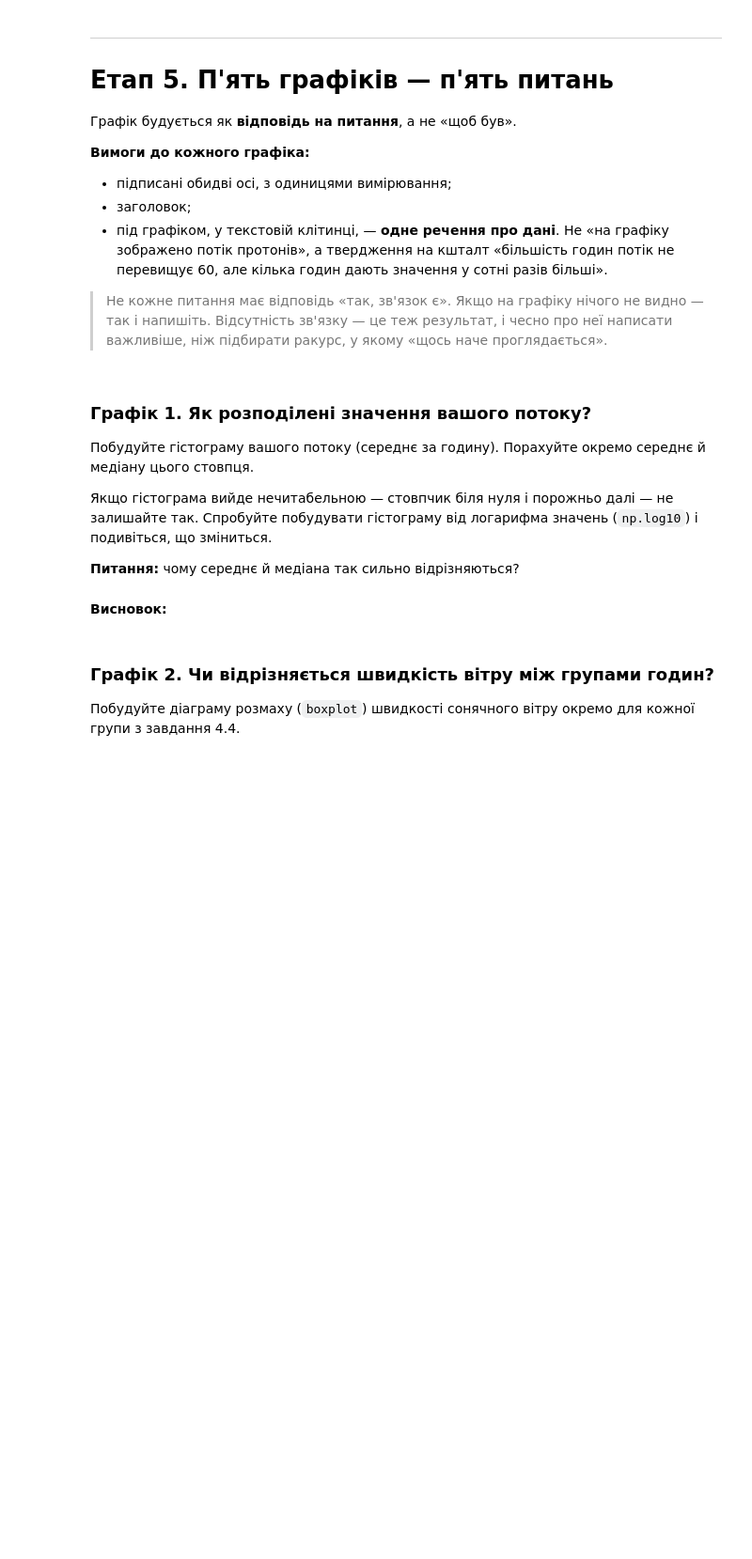
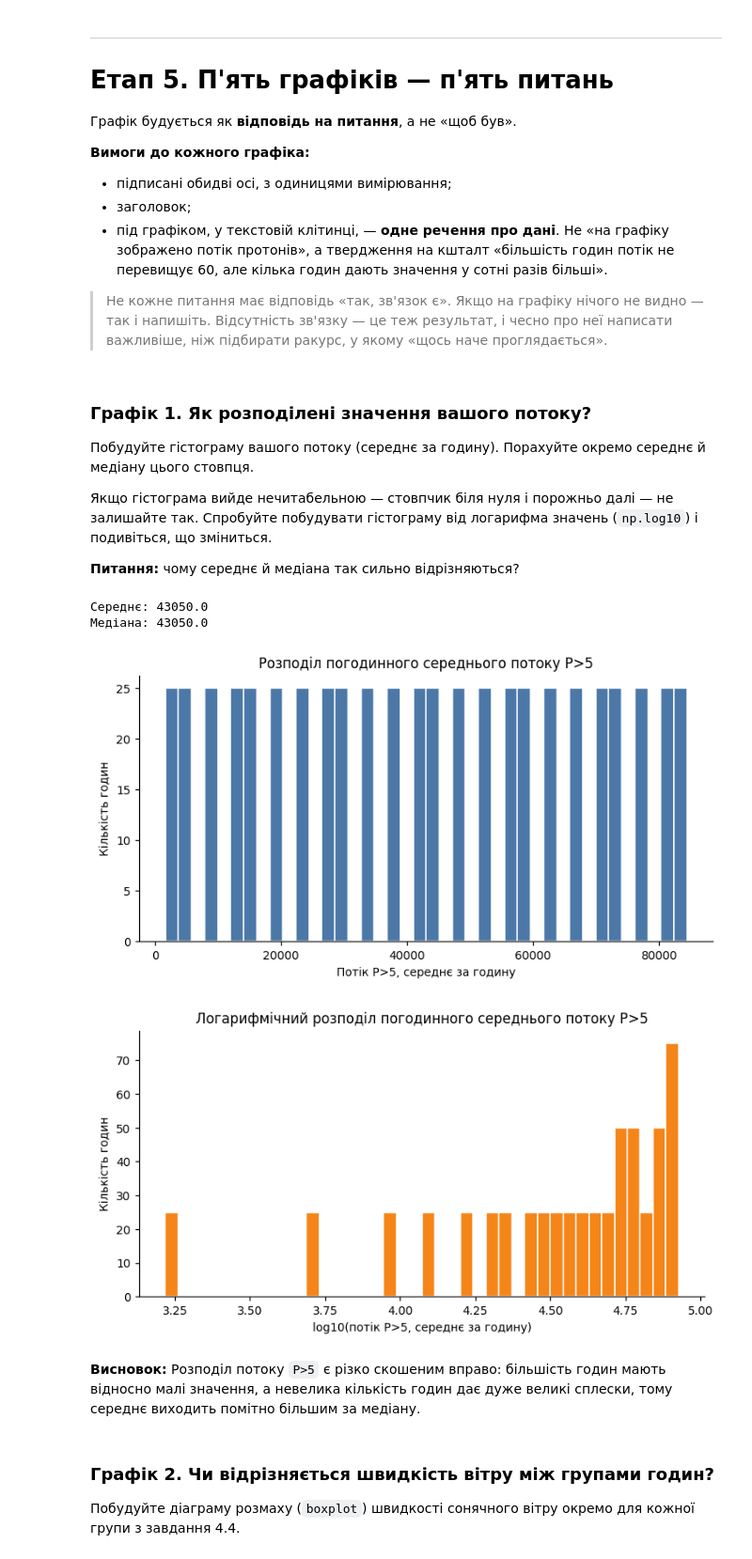
Before and after one commit to taras-ivanyk/Data_Analysis, a Jupyter notebook: Lab_1.ipynb, the cells around one changed output. Shown at 94% size. Saved outputs shown, nothing was run; the diff lists cells and outputs as text; code cells hidden in the pictures; blank space fills up the shorter version.

```diff
--- a/Lab_1.ipynb
+++ b/Lab_1.ipynb
@@ -339,0 +827,9 @@ M = None
+# %%
+M['група'] = pd.cut(
+    M['P>10_max'],
+    bins=[-np.inf, 10, 1000, np.inf],
+    labels=['тиха', 'активна', 'дуже активна'],
+    right=False
+)
+
+print(M['група'].value_counts(dropna=False))
@@ -377,5 +923,36 @@ print('Етап 4 пройдено:', len(M), 'рядків')
-# %% [markdown]
-**Висновок:**
+# %%
+col = 'P>5_avg'
+
+mean_val = M[col].mean()
+median_val = M[col].median()
+
+print('Середнє:', mean_val)
+print('Медіана:', median_val)
+
+plt.figure(figsize=(7, 3.8))
+plt.hist(M[col].dropna(), bins=40, color='#4c78a8', edgecolor='white')
+plt.xlabel('Потік P>5, середнє за годину')
+plt.ylabel('Кількість годин')
+plt.title('Розподіл погодинного середнього потоку P>5')
+plt.tight_layout()
+plt.show()
+
+positive = M[col][M[col] > 0].dropna()
+if len(positive):
+    plt.figure(figsize=(7, 3.8))
+    plt.hist(np.log10(positive), bins=40, color='#f58518', edgecolor='white')
+    plt.xlabel('log10(потік P>5, середнє за годину)')
+    plt.ylabel('Кількість годин')
+    plt.title('Логарифмічний розподіл погодинного середнього потоку P>5')
+    plt.tight_layout()
+    plt.show()
+# %% [output]
+Середнє: 43050.0
+Медіана: 43050.0
+[figure, added]
+[figure, added]
+# %% [markdown]
+**Висновок:** Розподіл потоку `P>5` є різко скошеним вправо: більшість годин мають відносно малі значення, а невелика кількість годин дає дуже великі сплески, тому середнє виходить помітно більшим за медіану.
 # %% [markdown]
 ### Графік 2. Чи відрізняється швидкість вітру між групами годин?
 Побудуйте діаграму розмаху (`boxplot`) швидкості сонячного вітру окремо для кожної
```
Also changed, not shown: parts of 78 cells of this notebook.
